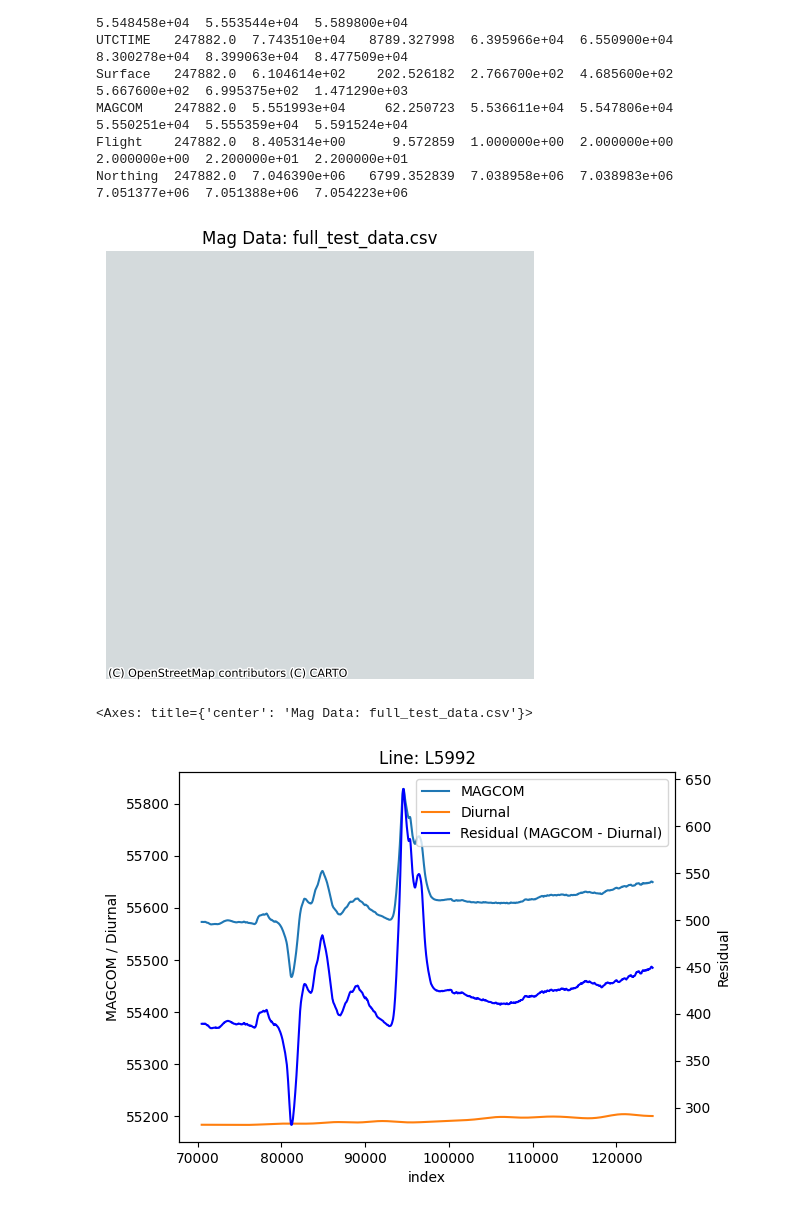
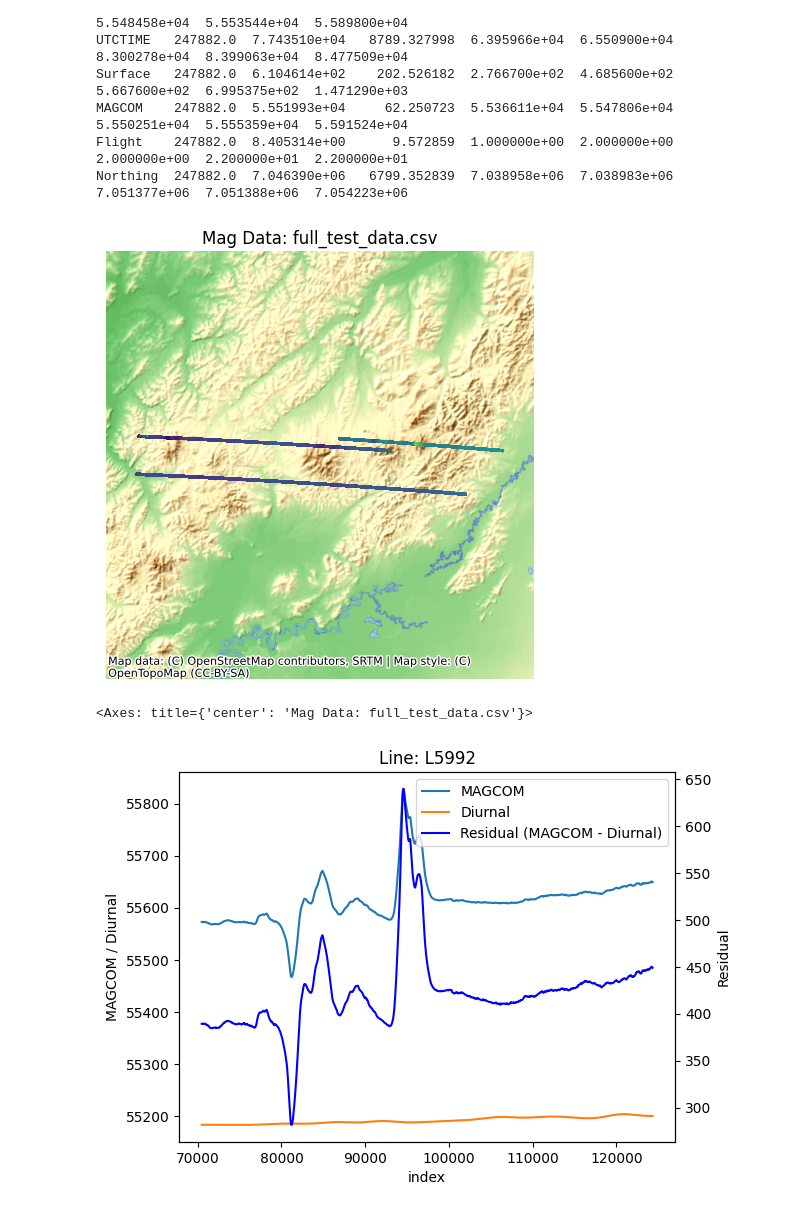
Before and after one commit to eipetersen-alaska-geophysics/OM_DGGS_python_extensions, a Jupyter notebook: Example.ipynb, the cells around one changed output. Drawn from its saved outputs; the diff is of its cells as text; code cells hidden in the pictures.

Commit message:
plot?map

```diff
--- a/Example.ipynb
+++ b/Example.ipynb
@@ -30,9 +30,9 @@ MAGCOM    247882.0  5.551993e+04     62.250723  5.536611e+04  5.547806e+04  5.55
 Flight    247882.0  8.405314e+00      9.572859  1.000000e+00  2.000000e+00  2.000000e+00  2.200000e+01  2.200000e+01
 Northing  247882.0  7.046390e+06   6799.352839  7.038958e+06  7.038983e+06  7.051377e+06  7.051388e+06  7.054223e+06
 # %%
-d.plot_map(markersize=1, zoom=12, column="MAGCOM")
+d.plot_map(markersize=1, zoom=8, column="MAGCOM")
 # %% [output]
-[figure, old version]
+[figure, new version]
 <Axes: title={'center': 'Mag Data: full_test_data.csv'}>
 # %%
 d.plot()
```
Also changed, not shown: 1 other file.
